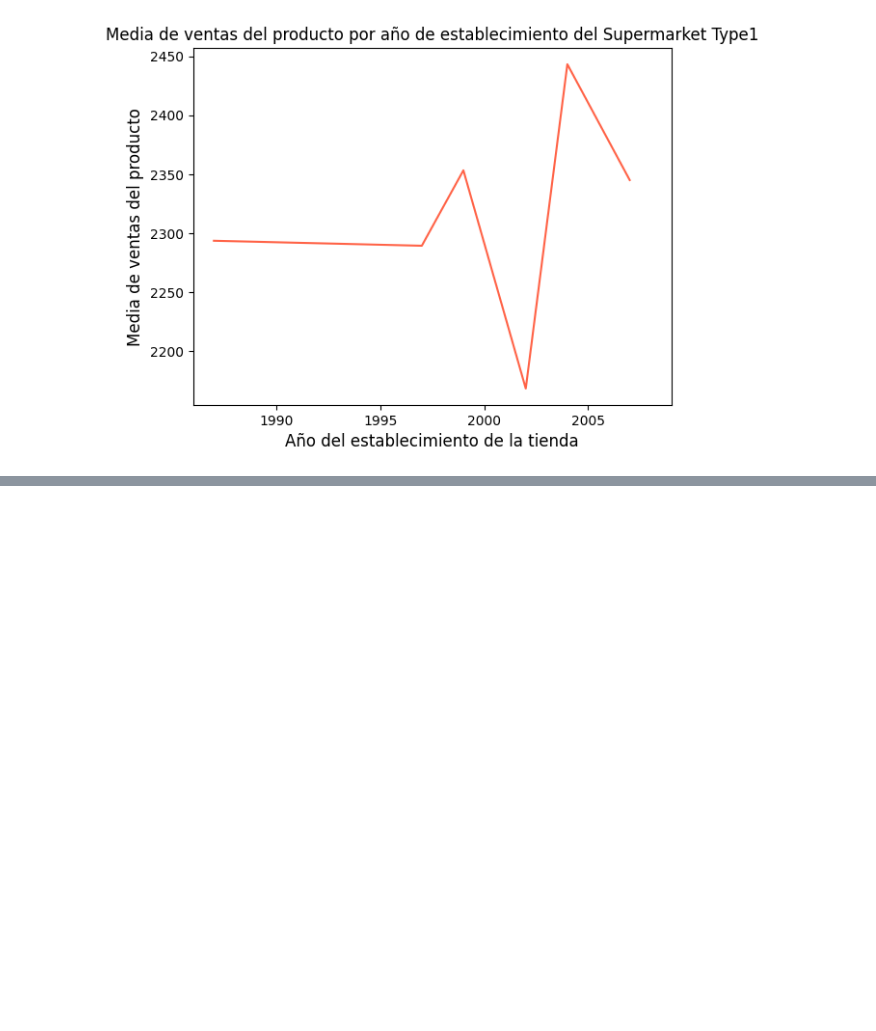
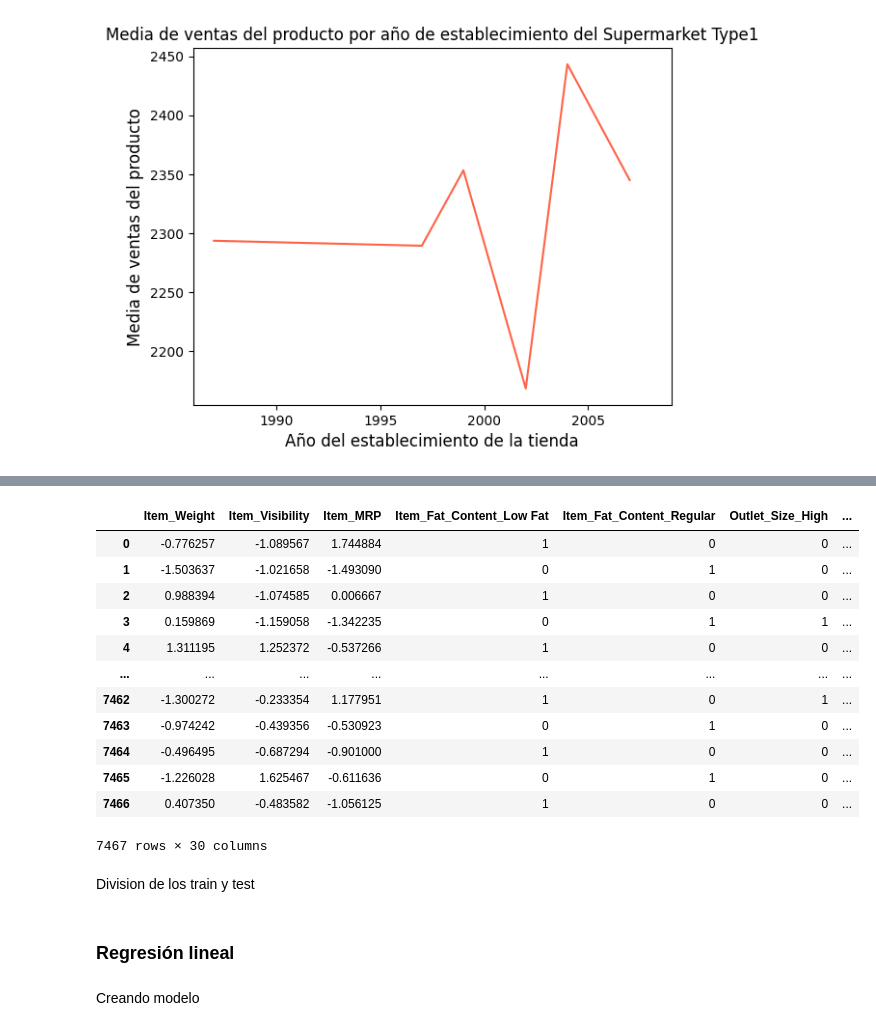
Before and after one commit to SDRChumpitaz/predicciones-ventas-comida, a Jupyter notebook: predicciones_venta_comida.ipynb, the cells around one changed output, grey strips where cells are left out. Drawn from its saved outputs; the diff is of its cells as text; code cells hidden in the pictures; blank space fills up the shorter version.

Commit message:
Modelos de regresión

```diff
--- a/predicciones_venta_comida.ipynb
+++ b/predicciones_venta_comida.ipynb
@@ -632,0 +814,8 @@ plt.show()
+# %%
+X=df1.drop(columns=["Item_Outlet_Sales"])
+y=df1["Item_Outlet_Sales"]
+# %%
+sc = StandardScaler()
+X = sc.fit_transform(X)
+X = pd.DataFrame(X)
+X
@@ -632,0 +838,3 @@ plt.show()
+# %%
+X.columns = ["Item_Weight",	"Item_Visibility"	,"Item_MRP"]
+X
@@ -632,0 +855,19 @@ plt.show()
+# %%
+X = pd.concat([X,ifc,os,it,olt,ot], axis=1)
+X
+# %% [output]
+|  | Item_Weight | Item_Visibility | Item_MRP | Item_Fat_Content_Low Fat | Item_Fat_Content_Regular | Outlet_Size_High | ... |
+| 0 | -0.776257 | -1.089567 | 1.744884 | 1 | 0 | 0 | ... |
+| 1 | -1.503637 | -1.021658 | -1.493090 | 0 | 1 | 0 | ... |
+| 2 | 0.988394 | -1.074585 | 0.006667 | 1 | 0 | 0 | ... |
+| 3 | 0.159869 | -1.159058 | -1.342235 | 0 | 1 | 1 | ... |
+| 4 | 1.311195 | 1.252372 | -0.537266 | 1 | 0 | 0 | ... |
+| ... | ... | ... | ... | ... | ... | ... | ... |
+| 7462 | -1.300272 | -0.233354 | 1.177951 | 1 | 0 | 1 | ... |
+| 7463 | -0.974242 | -0.439356 | -0.530923 | 0 | 1 | 0 | ... |
+| 7464 | -0.496495 | -0.687294 | -0.901000 | 1 | 0 | 0 | ... |
+| 7465 | -1.226028 | 1.625467 | -0.611636 | 0 | 1 | 0 | ... |
+| 7466 | 0.407350 | -0.483582 | -1.056125 | 1 | 0 | 0 | ... |
+7467 rows × 30 columns
+# %% [markdown]
+Division de los train y test
@@ -632,0 +876,4 @@ plt.show()
+# %% [markdown]
+### Regresión lineal
+# %% [markdown]
+Creando modelo
```
Also changed, not shown: parts of 62 cells of this notebook.
